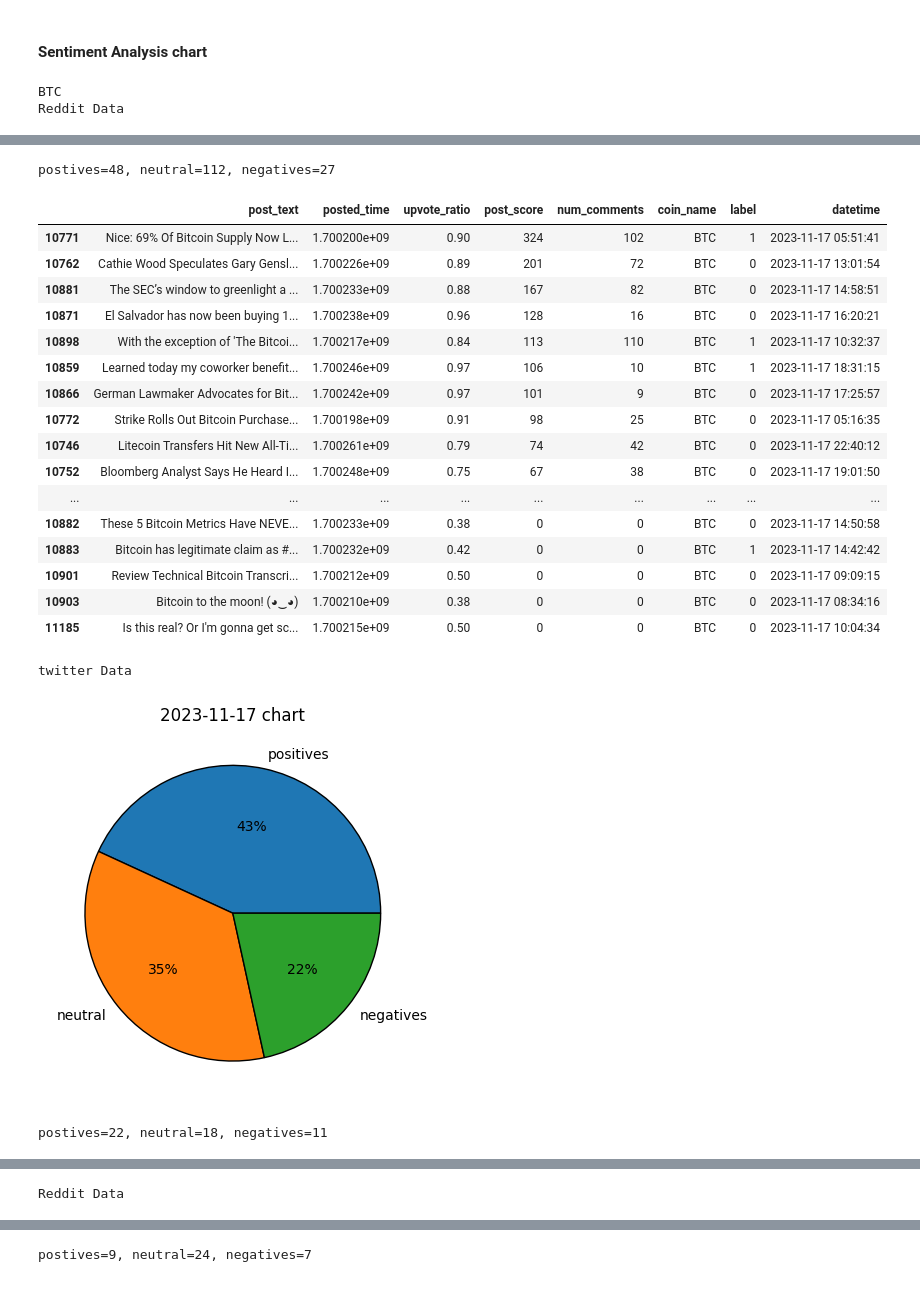
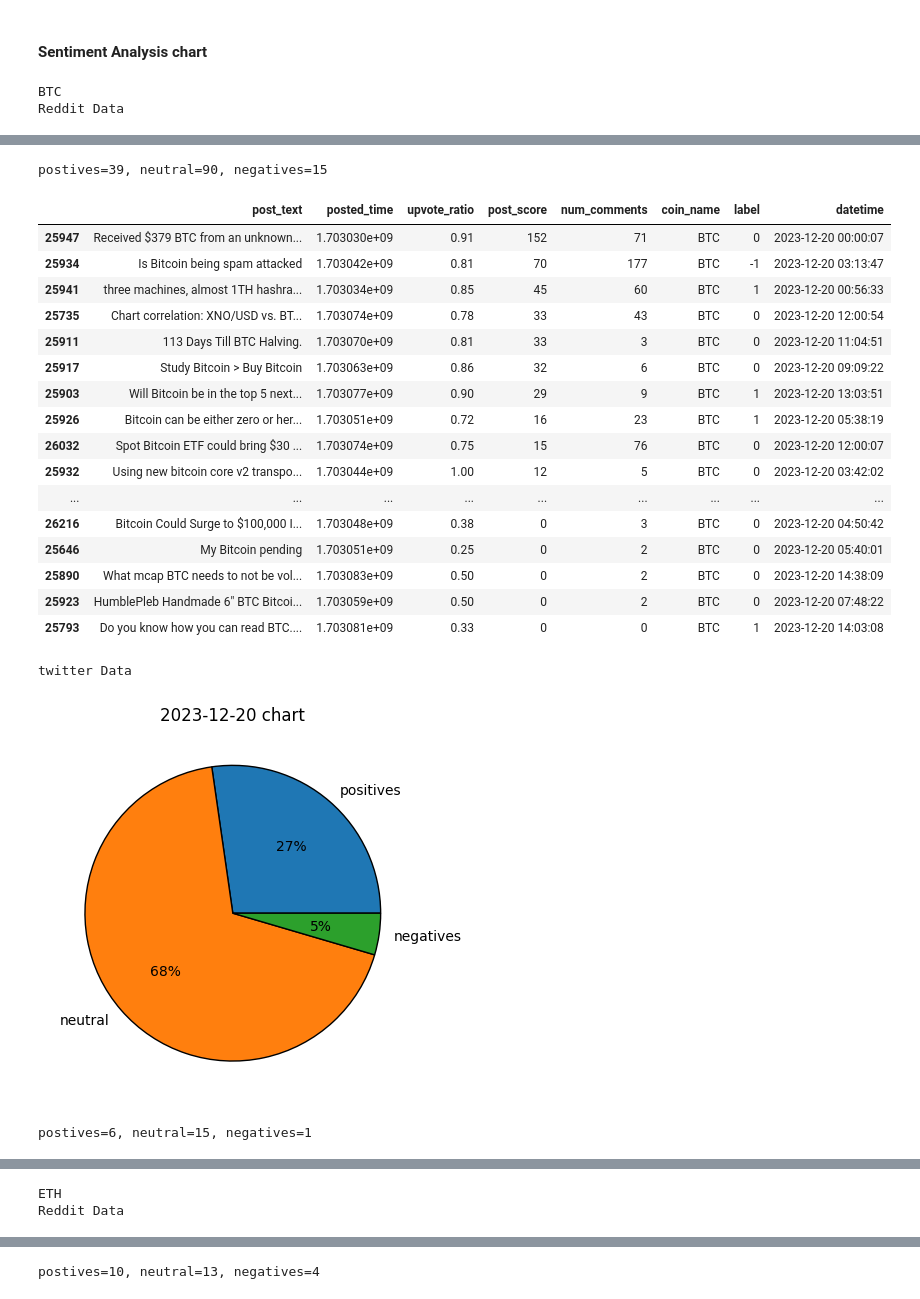
Before and after one commit to SriyanAnuruddha/crypto-analyzer, a Jupyter notebook: main.ipynb, the cells around one changed output, grey strips where cells are left out. Cells and saved outputs as stored; diff of their text form; code cells hidden in the pictures.

```diff
--- a/main.ipynb
+++ b/main.ipynb
@@ -193,8 +193,8 @@ print_info_of_coin(dataFrame=twitter_df,coinName='ETH')
 # %% [markdown]
 #### Sentiment Analysis chart
 # %%
-startDateObject=datetime.date(2023,11,17)
-endDateObject=datetime.date(2023,11,18)
+startDateObject=datetime.date(2023,12,20)
+endDateObject=datetime.date(2023,12,20)
 
 coinNames =[
 "BTC",
@@ -228,22 +228,22 @@ Reddit Data
-postives=48, neutral=112, negatives=27
+postives=39, neutral=90, negatives=15
 |  | post_text | posted_time | upvote_ratio | post_score | num_comments | coin_name | label | datetime |
-| 10771 | Nice: 69% Of Bitcoin Supply Now L... | 1.700200e+09 | 0.90 | 324 | 102 | BTC | 1 | 2023-11-17 05:51:41 |
-| 10762 | Cathie Wood Speculates Gary Gensl... | 1.700226e+09 | 0.89 | 201 | 72 | BTC | 0 | 2023-11-17 13:01:54 |
-| 10881 | The SEC’s window to greenlight a ... | 1.700233e+09 | 0.88 | 167 | 82 | BTC | 0 | 2023-11-17 14:58:51 |
-| 10871 | El Salvador has now been buying 1... | 1.700238e+09 | 0.96 | 128 | 16 | BTC | 0 | 2023-11-17 16:20:21 |
-| 10898 | With the exception of 'The Bitcoi... | 1.700217e+09 | 0.84 | 113 | 110 | BTC | 1 | 2023-11-17 10:32:37 |
-| 10859 | Learned today my coworker benefit... | 1.700246e+09 | 0.97 | 106 | 10 | BTC | 1 | 2023-11-17 18:31:15 |
-| 10866 | German Lawmaker Advocates for Bit... | 1.700242e+09 | 0.97 | 101 | 9 | BTC | 0 | 2023-11-17 17:25:57 |
-| 10772 | Strike Rolls Out Bitcoin Purchase... | 1.700198e+09 | 0.91 | 98 | 25 | BTC | 0 | 2023-11-17 05:16:35 |
-| 10746 | Litecoin Transfers Hit New All-Ti... | 1.700261e+09 | 0.79 | 74 | 42 | BTC | 0 | 2023-11-17 22:40:12 |
-| 10752 | Bloomberg Analyst Says He Heard I... | 1.700248e+09 | 0.75 | 67 | 38 | BTC | 0 | 2023-11-17 19:01:50 |
+| 25947 | Received $379 BTC from an unknown... | 1.703030e+09 | 0.91 | 152 | 71 | BTC | 0 | 2023-12-20 00:00:07 |
+| 25934 | Is Bitcoin being spam attacked | 1.703042e+09 | 0.81 | 70 | 177 | BTC | -1 | 2023-12-20 03:13:47 |
+| 25941 | three machines, almost 1TH hashra... | 1.703034e+09 | 0.85 | 45 | 60 | BTC | 1 | 2023-12-20 00:56:33 |
+| 25735 | Chart correlation: XNO/USD vs. BT... | 1.703074e+09 | 0.78 | 33 | 43 | BTC | 0 | 2023-12-20 12:00:54 |
+| 25911 | 113 Days Till BTC Halving. | 1.703070e+09 | 0.81 | 33 | 3 | BTC | 0 | 2023-12-20 11:04:51 |
+| 25917 | Study Bitcoin > Buy Bitcoin | 1.703063e+09 | 0.86 | 32 | 6 | BTC | 0 | 2023-12-20 09:09:22 |
+| 25903 | Will Bitcoin be in the top 5 next... | 1.703077e+09 | 0.90 | 29 | 9 | BTC | 1 | 2023-12-20 13:03:51 |
+| 25926 | Bitcoin can be either zero or her... | 1.703051e+09 | 0.72 | 16 | 23 | BTC | 1 | 2023-12-20 05:38:19 |
+| 26032 | Spot Bitcoin ETF could bring $30 ... | 1.703074e+09 | 0.75 | 15 | 76 | BTC | 0 | 2023-12-20 12:00:07 |
+| 25932 | Using new bitcoin core v2 transpo... | 1.703044e+09 | 1.00 | 12 | 5 | BTC | 0 | 2023-12-20 03:42:02 |
 | ... | ... | ... | ... | ... | ... | ... | ... | ... |
-| 10882 | These 5 Bitcoin Metrics Have NEVE... | 1.700233e+09 | 0.38 | 0 | 0 | BTC | 0 | 2023-11-17 14:50:58 |
-| 10883 | Bitcoin has legitimate claim as #... | 1.700232e+09 | 0.42 | 0 | 0 | BTC | 1 | 2023-11-17 14:42:42 |
-| 10901 | Review Technical Bitcoin Transcri... | 1.700212e+09 | 0.50 | 0 | 0 | BTC | 0 | 2023-11-17 09:09:15 |
-| 10903 | Bitcoin to the moon! (◕‿◕) | 1.700210e+09 | 0.38 | 0 | 0 | BTC | 0 | 2023-11-17 08:34:16 |
-| 11185 | Is this real? Or I'm gonna get sc... | 1.700215e+09 | 0.50 | 0 | 0 | BTC | 0 | 2023-11-17 10:04:34 |
+| 26216 | Bitcoin Could Surge to $100,000 I... | 1.703048e+09 | 0.38 | 0 | 3 | BTC | 0 | 2023-12-20 04:50:42 |
+| 25646 | My Bitcoin pending | 1.703051e+09 | 0.25 | 0 | 2 | BTC | 0 | 2023-12-20 05:40:01 |
+| 25890 | What mcap BTC needs to not be vol... | 1.703083e+09 | 0.50 | 0 | 2 | BTC | 0 | 2023-12-20 14:38:09 |
+| 25923 | HumblePleb Handmade 6" BTC Bitcoi... | 1.703059e+09 | 0.50 | 0 | 2 | BTC | 0 | 2023-12-20 07:48:22 |
+| 25793 | Do you know how you can read BTC.... | 1.703081e+09 | 0.33 | 0 | 0 | BTC | 1 | 2023-12-20 14:03:08 |
 twitter Data
-[figure, old version]
+[figure, new version]
-postives=22, neutral=18, negatives=11
+postives=6, neutral=15, negatives=1
 |  | tweet | likes | replies | views | retweets | posted_time | coin_name | label | datetime |
@@ -266 +266,2 @@ postives=22, neutral=18, negatives=11
+ETH
 Reddit Data
@@ -268,2 +269,2 @@ Reddit Data
-postives=9, neutral=24, negatives=7
+postives=10, neutral=13, negatives=4
 |  | post_text | posted_time | upvote_ratio | post_score | num_comments | coin_name | label | datetime |
```
Also changed, not shown: parts of 1 cell of this notebook, 2 other files.
